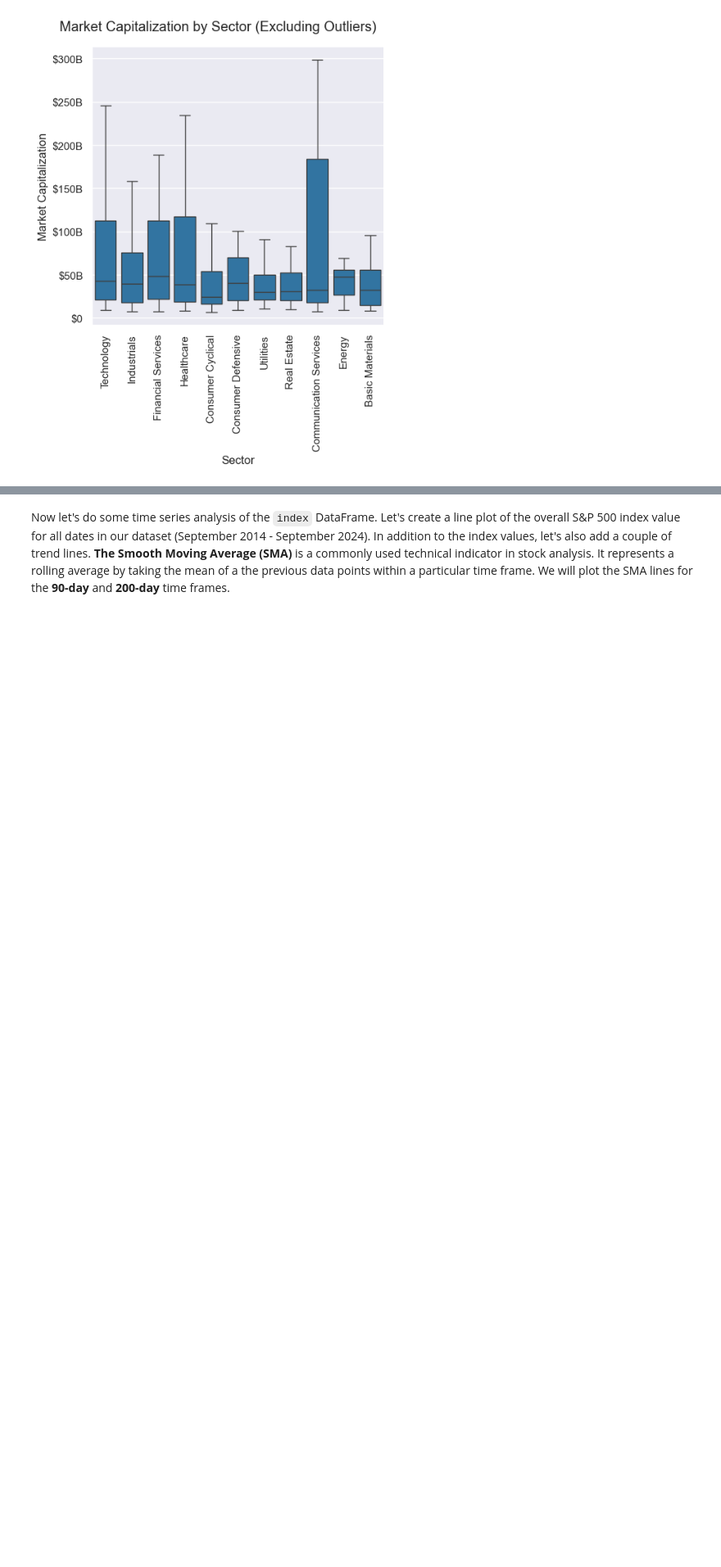
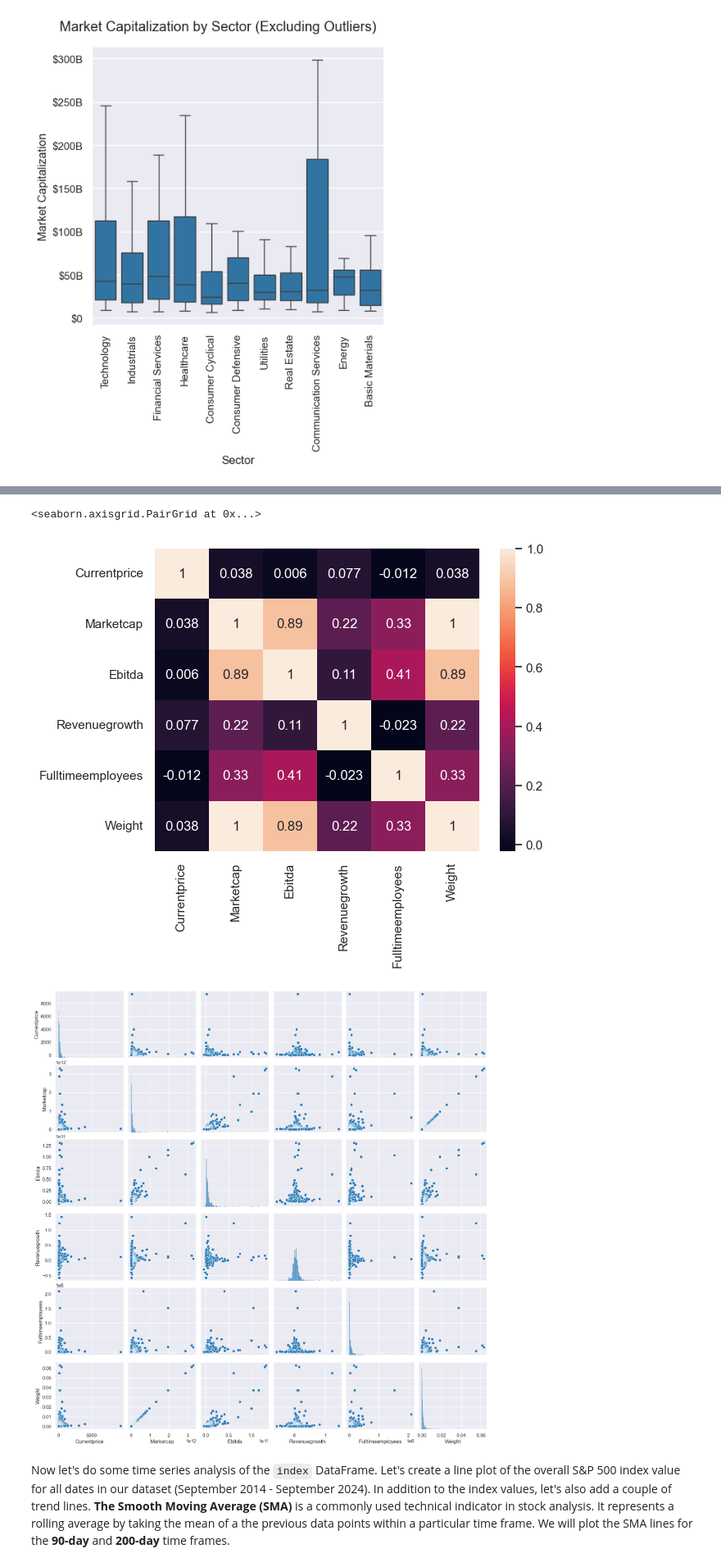
Before and after one commit to iluvcoding123/sp500_analysis, a Jupyter notebook: sp500_analysis.ipynb, the cells around one changed output, grey strips where cells are left out. Shown at 82% size. Saved outputs shown, nothing was run; the diff lists cells and outputs as text; code cells hidden in the pictures; blank space fills up the shorter version.

Commit message:
Correlations - heatmap & pairplot

```diff
--- a/sp500_analysis.ipynb
+++ b/sp500_analysis.ipynb
@@ -230,0 +233,12 @@ no_outliers_box.set_axis_labels('Sector', 'Market Capitalization')
+# %%
+# Create and print a correlation matrix of the numeric fields from companies
+numeric_comp = companies.select_dtypes(include=[np.number])
+correlation_matrix = numeric_comp.corr()
+print(correlation_matrix)
+
+# Plot a heatmap to visualize the correlations
+sns.heatmap(numeric_comp.corr(), annot=True)
+
+# Create a pairplot to visualize pairwise relationships with scatterplots
+sns.pairplot(data=numeric_comp)
+# %% [output]
@@ -231,3 +260,6 @@ no_outliers_box.set_axis_labels('Sector', 'Market Capitalization')
+<seaborn.axisgrid.PairGrid at 0x...>
+[figure, added]
+[figure, added]
 # %% [markdown]
 Now let's do some time series analysis of the `index` DataFrame. Let's create a line plot of the overall S&P 500 index value for all dates in our dataset (September 2014 - September 2024). In addition to the index values, let's also add a couple of trend lines. **The Smooth Moving Average (SMA)** is a commonly used technical indicator in stock analysis. It represents a rolling average by taking the mean of a the previous data points within a particular time frame. We will plot the SMA lines for the **90-day** and **200-day** time frames.
 # %%
```
Also changed, not shown: parts of 2 cells of this notebook.
